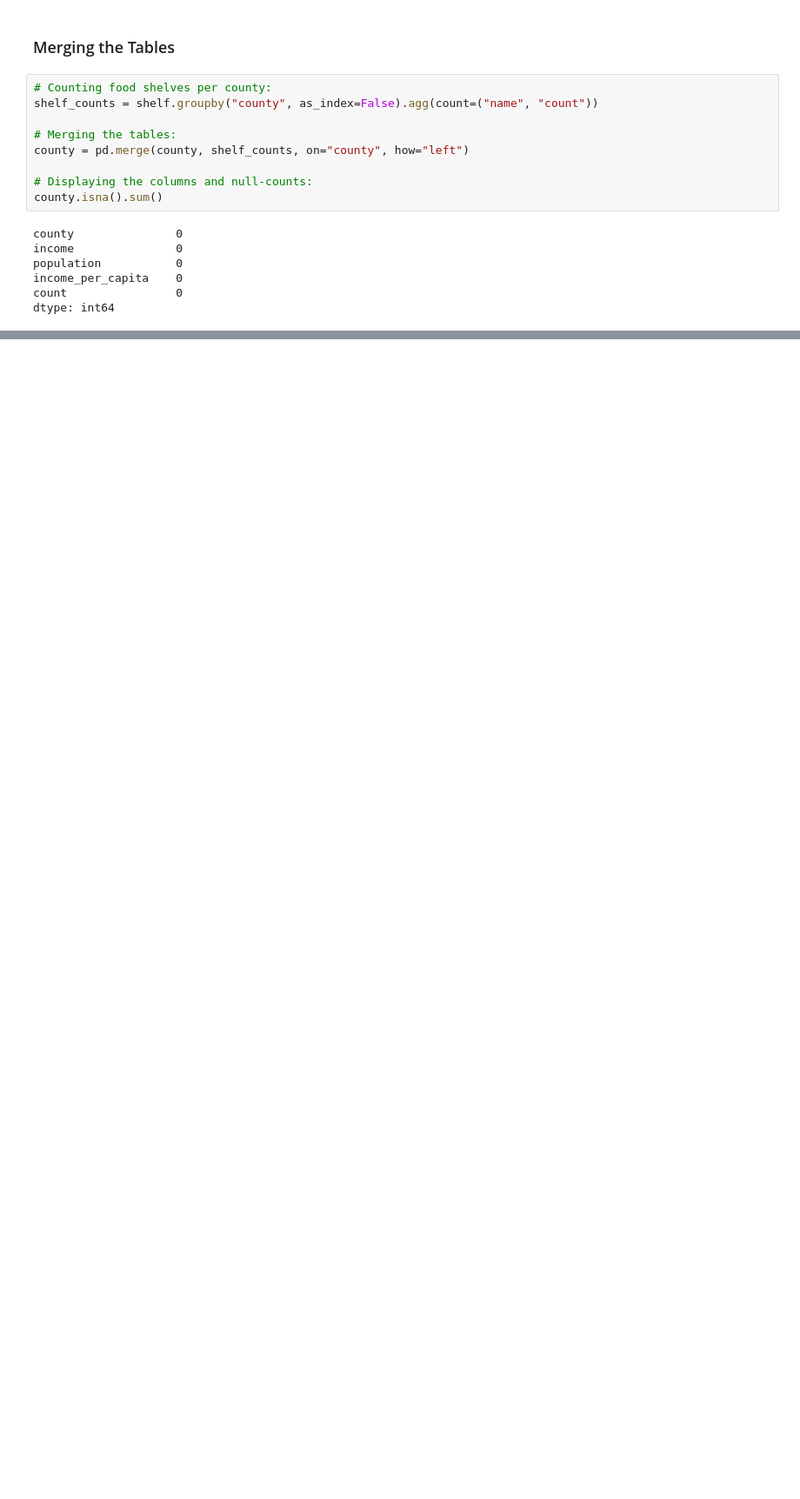
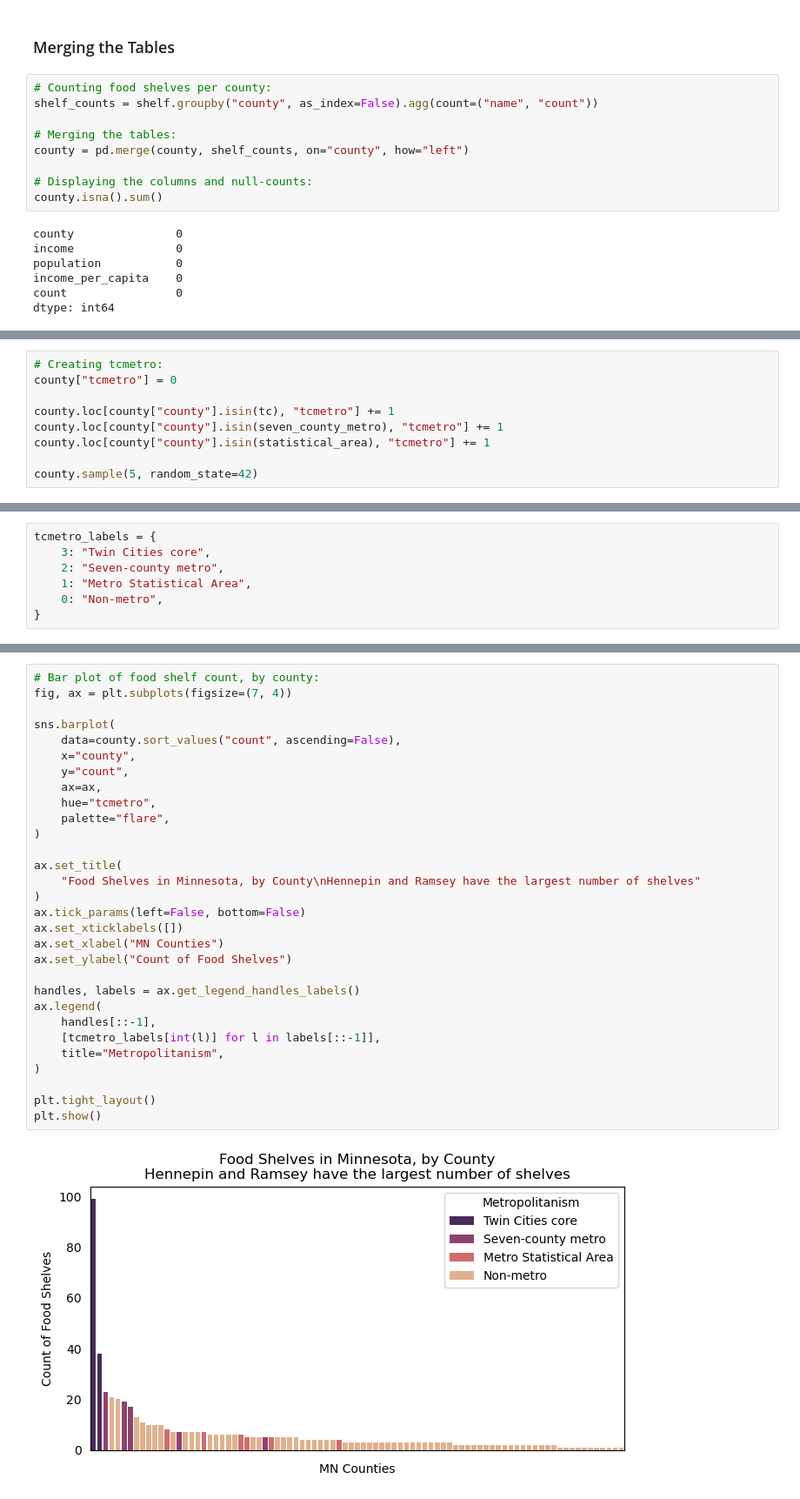
Before and after one commit to a-location-1/mn-food-shelf-analysis, a Jupyter notebook: food_shelf_eda.ipynb, the cells around one changed output, grey strips where cells are left out. Shown at 87% size. Saved outputs shown, nothing was run; the diff lists cells and outputs as text; blank space fills up the shorter version.

```diff
--- a/food_shelf_eda.ipynb
+++ b/food_shelf_eda.ipynb
@@ -462,0 +506,9 @@ metro_counties = [
+# %%
+# Creating tcmetro:
+county["tcmetro"] = 0
+
+county.loc[county["county"].isin(tc), "tcmetro"] += 1
+county.loc[county["county"].isin(seven_county_metro), "tcmetro"] += 1
+county.loc[county["county"].isin(statistical_area), "tcmetro"] += 1
+
+county.sample(5, random_state=42)
@@ -462,0 +570,7 @@ metro_counties = [
+# %%
+tcmetro_labels = {
+    3: "Twin Cities core",
+    2: "Seven-county metro",
+    1: "Metro Statistical Area",
+    0: "Non-metro",
+}
@@ -462,0 +583,32 @@ metro_counties = [
+# %%
+# Bar plot of food shelf count, by county:
+fig, ax = plt.subplots(figsize=(7, 4))
+
+sns.barplot(
+    data=county.sort_values("count", ascending=False),
+    x="county",
+    y="count",
+    ax=ax,
+    hue="tcmetro",
+    palette="flare",
+)
+
+ax.set_title(
+    "Food Shelves in Minnesota, by County\nHennepin and Ramsey have the largest number of shelves"
+)
+ax.tick_params(left=False, bottom=False)
+ax.set_xticklabels([])
+ax.set_xlabel("MN Counties")
+ax.set_ylabel("Count of Food Shelves")
+
+handles, labels = ax.get_legend_handles_labels()
+ax.legend(
+    handles[::-1],
+    [tcmetro_labels[int(l)] for l in labels[::-1]],
+    title="Metropolitanism",
+)
+
+plt.tight_layout()
+plt.show()
+# %% [output]
+[figure, added]
```
Also changed, not shown: parts of 59 cells of this notebook, 2 other files.
